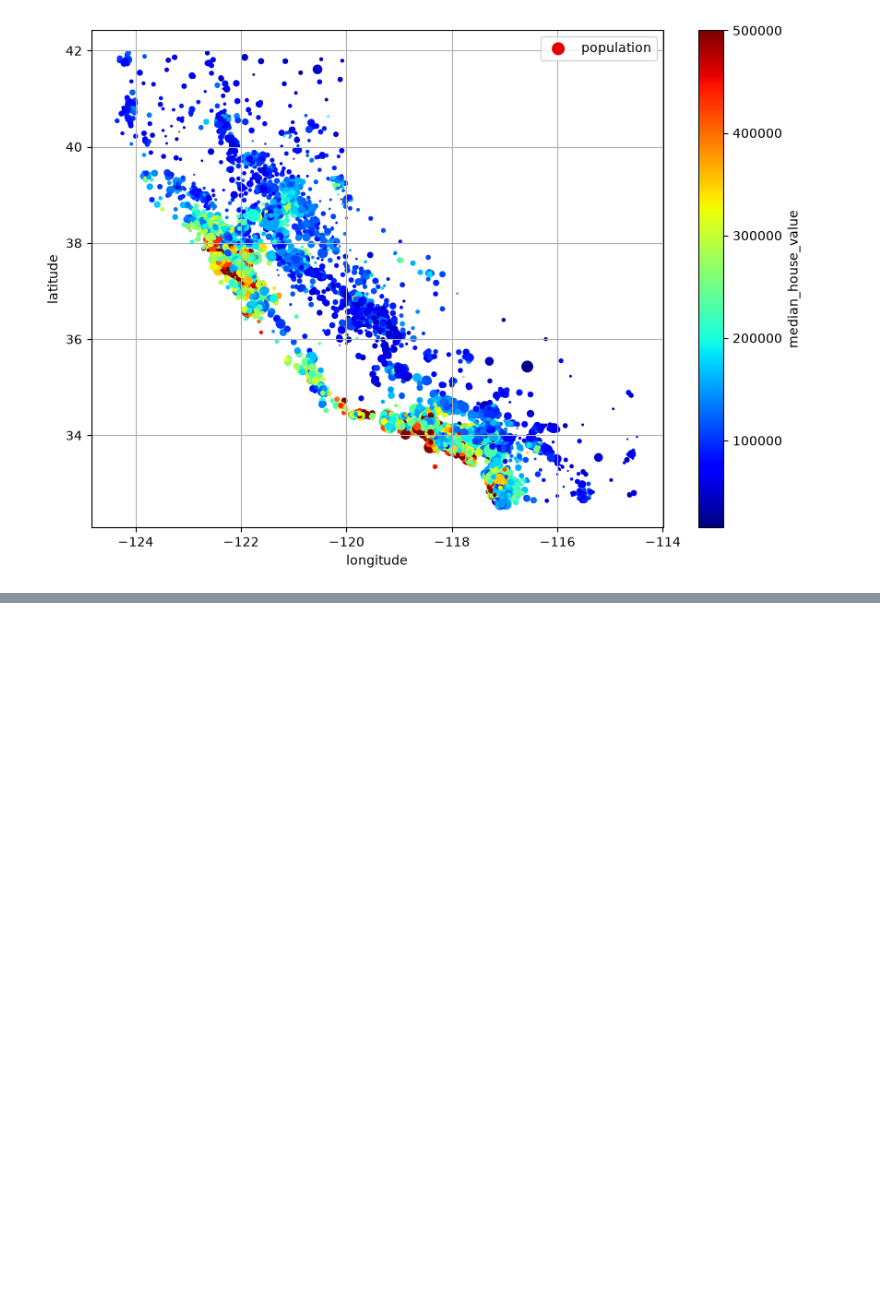
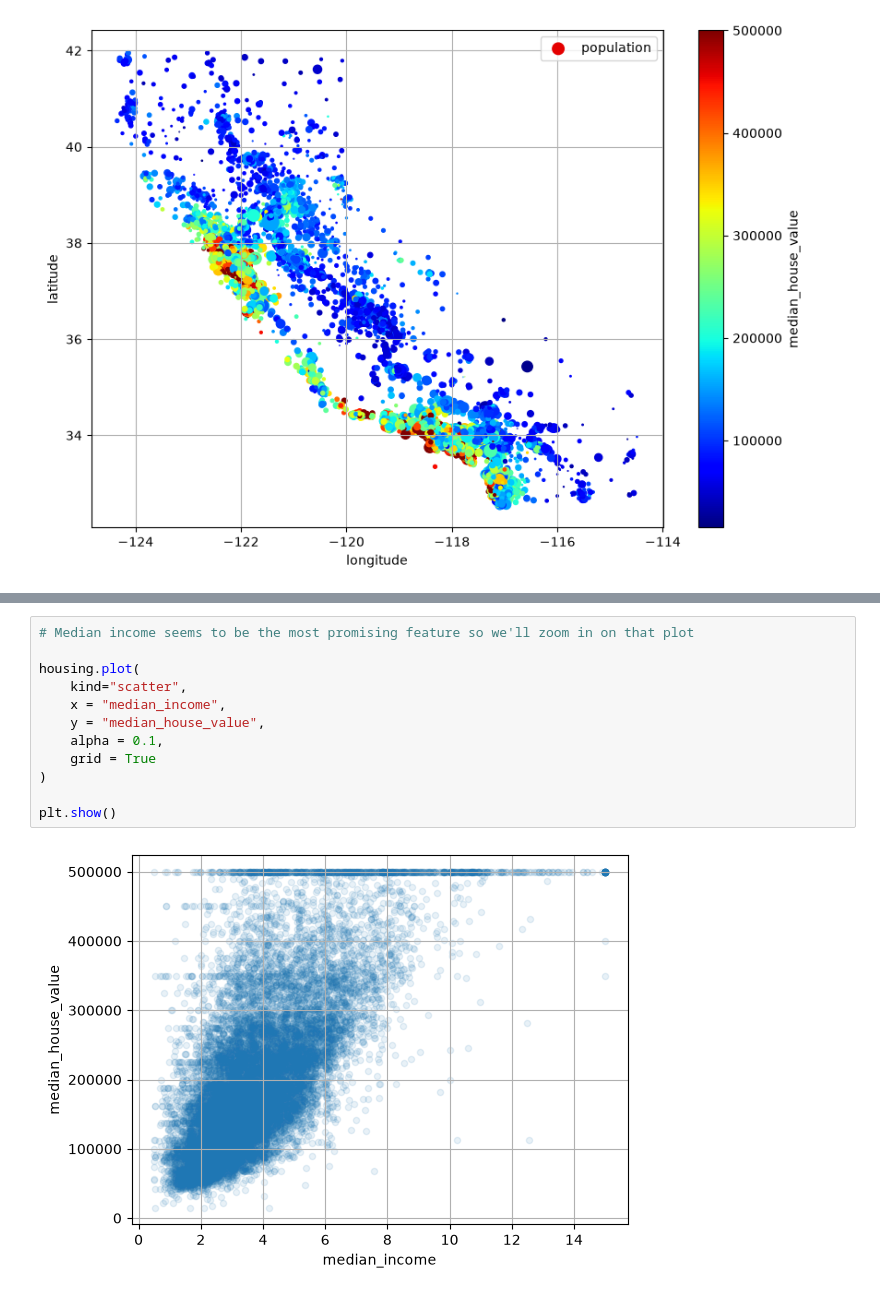
Before and after one commit to A-Knee09/Housing-Prediction, a Jupyter notebook: housing.ipynb, the cells around one changed output, grey strips where cells are left out. Cells and saved outputs as stored; diff of their text form; blank space fills up the shorter version.

```diff
--- a/housing.ipynb
+++ b/housing.ipynb
@@ -231,0 +256,14 @@ housing.plot(
+# %%
+# Median income seems to be the most promising feature so we'll zoom in on that plot
+
+housing.plot(
+    kind="scatter",
+    x = "median_income",
+    y = "median_house_value",
+    alpha = 0.1,
+    grid = True
+)
+
+plt.show()
+# %% [output]
+[figure, added]
```
Also changed, not shown: parts of 2 cells of this notebook.
